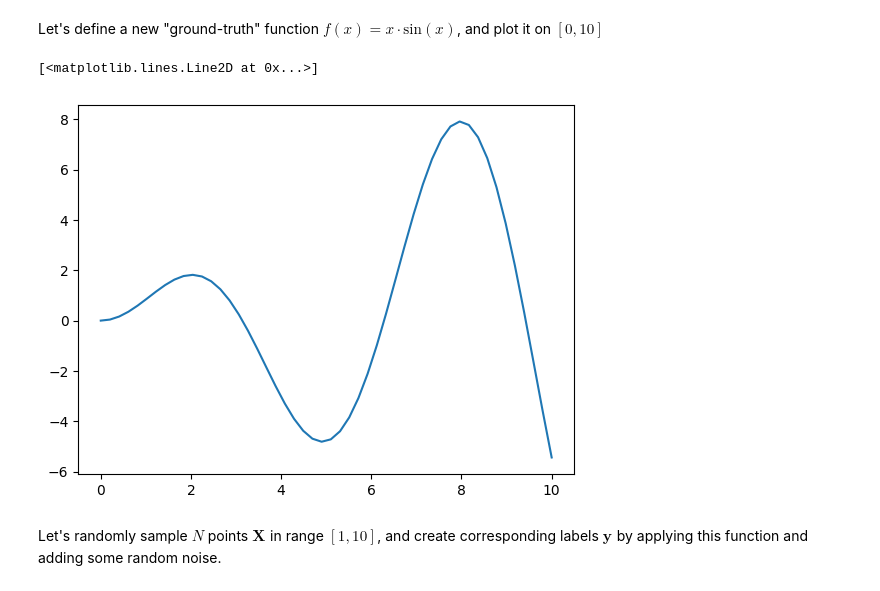
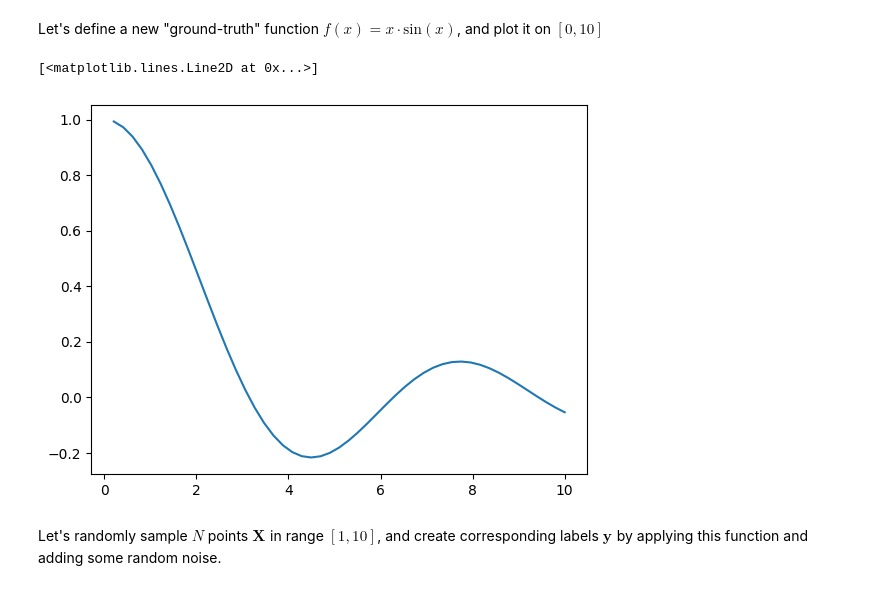
Before and after one commit to audreybvt/ML, a Jupyter notebook: Lab 2 - Linear regression.ipynb, the cells around one changed output. Drawn from its saved outputs; the diff is of its cells as text; code cells hidden in the pictures.

```diff
--- a/Lab 2 - Linear regression.ipynb
+++ b/Lab 2 - Linear regression.ipynb
@@ -296,19 +296,19 @@ Let's define a new "ground-truth" function $f(x) = x \cdot \text{sin}(x)$, and p
 # %%
 def f(x: float) -> float:
     """
     Take an float (or an array of floats as input)
     and apply the corresponding function
     """
-    return np.sin(x)*x #in the main code it is written sin(x)/X
+    return np.sin(x)/x #in the main code it is written sin(x)/X
 
 x = np.linspace(0, 10)
 y = f(x)
 plt.plot(x, y)
 
 #Note that we have here something strange as we want to divide by x but it is said in the exercise that we want x.sin(x)
 # %% [output]
 [<matplotlib.lines.Line2D at 0x...>]
-[figure, old version]
+[figure, new version]
 # %% [markdown]
 Let's randomly sample $N$ points $\mathbf{X}_{}$ in range $[1,10]$, and create corresponding labels $\mathbf{y}_{}$ by applying this function and adding some random noise.
 # %% [markdown]
```
Also changed, not shown: parts of 5 cells of this notebook.
